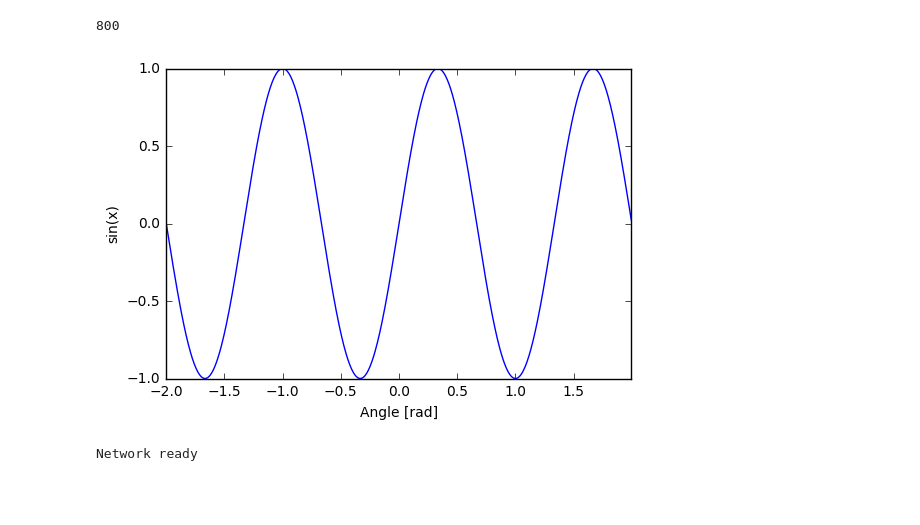
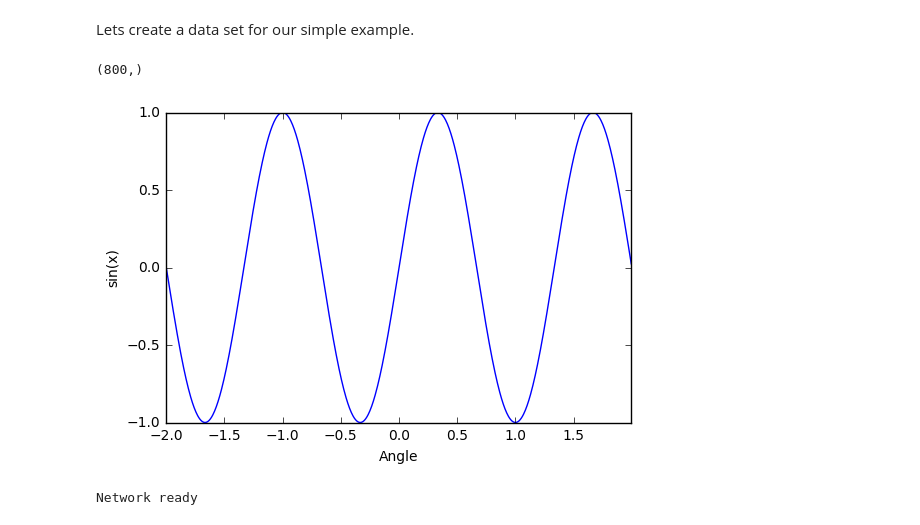
Before and after one commit to adityasan92/deepLearning, a Jupyter notebook: RNN/computeFunction.ipynb, the cells around one changed output. Saved outputs shown, nothing was run; the diff lists cells and outputs as text; code cells hidden in the pictures; blank space fills up the shorter version.

Commit message:
Added some more work into approximating the function

```diff
--- a/RNN/computeFunction.ipynb
+++ b/RNN/computeFunction.ipynb
@@ -5,10 +5,13 @@ import tensorflow as tf
 import matplotlib.pyplot as plt
 from tensorflow.python.ops import rnn, rnn_cell
 %matplotlib inline
+# %% [markdown]
+Lets create a data set for our simple example.
 # %%
 x_train = np.asarray(np.arange(-2, 2, 0.005), dtype='f')
-# %%
-print x_train.shape[0]
-# %% [output]
-800
+# %%
+# Shape of the data points
+print x_train.shape
+# %% [output]
+(800,)
 # %%
@@ -15,10 +19,11 @@ print x_train.shape[0]
 y_train = np.sin(x_train*1.5 * np.pi)
 # %%
+#PLot the function
 plt.plot(x_train, y_train)
-plt.xlabel('Angle [rad]')
+plt.xlabel('Angle')
 plt.ylabel('sin(x)')
 plt.axis('tight')
 plt.show()
 # %% [output]
-[figure, old version]
+[figure, new version]
 # %%
```
Also changed, not shown: parts of 8 cells of this notebook.
